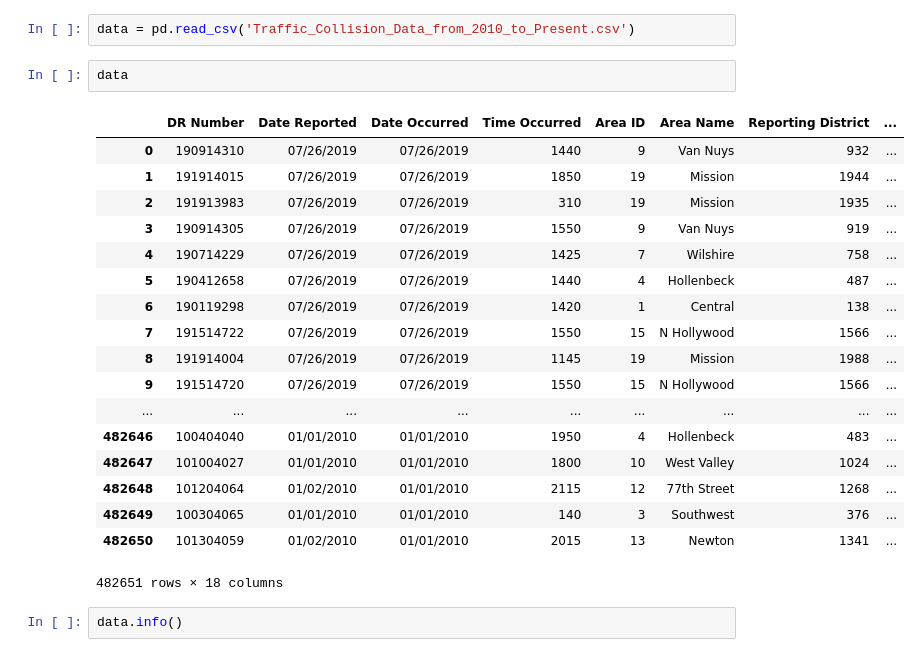
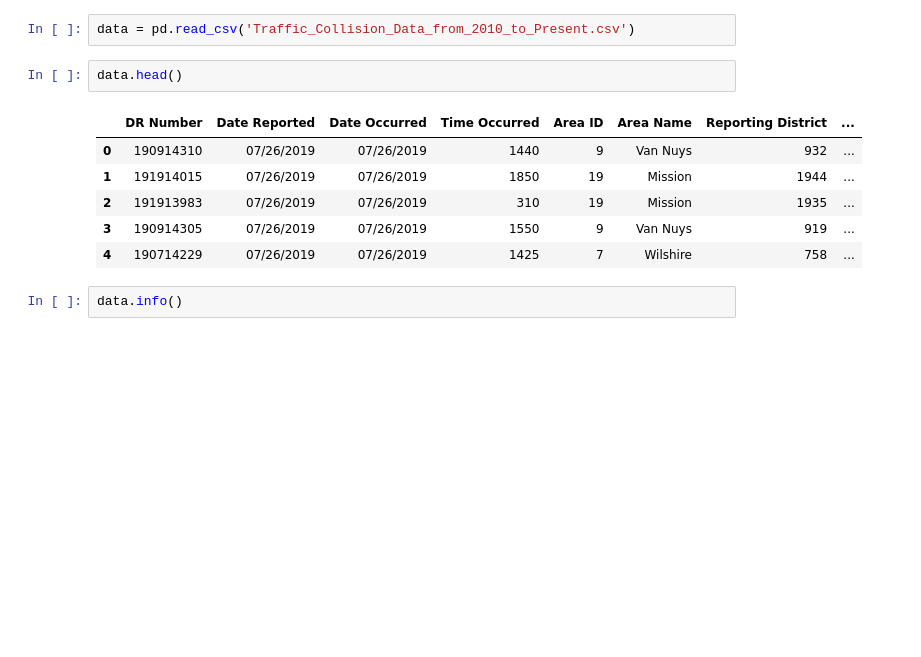
Before and after one commit to ConnorAnderson29/la_car_collisions, a Jupyter notebook: la_eda.ipynb, the cells around one changed output. Drawn from its saved outputs; the diff is of its cells as text; blank space fills up the shorter version.

```diff
--- a/la_eda.ipynb
+++ b/la_eda.ipynb
@@ -8,26 +8,14 @@ import seaborn as sns
 # %%
 data = pd.read_csv('Traffic_Collision_Data_from_2010_to_Present.csv')
 # %%
-data
+data.head()
 # %% [output]
 |  | DR Number | Date Reported | Date Occurred | Time Occurred | Area ID | Area Name | Reporting District | ... |
 | 0 | 190914310 | 07/26/2019 | 07/26/2019 | 1440 | 9 | Van Nuys | 932 | ... |
 | 1 | 191914015 | 07/26/2019 | 07/26/2019 | 1850 | 19 | Mission | 1944 | ... |
 | 2 | 191913983 | 07/26/2019 | 07/26/2019 | 310 | 19 | Mission | 1935 | ... |
 | 3 | 190914305 | 07/26/2019 | 07/26/2019 | 1550 | 9 | Van Nuys | 919 | ... |
 | 4 | 190714229 | 07/26/2019 | 07/26/2019 | 1425 | 7 | Wilshire | 758 | ... |
-| 5 | 190412658 | 07/26/2019 | 07/26/2019 | 1440 | 4 | Hollenbeck | 487 | ... |
-| 6 | 190119298 | 07/26/2019 | 07/26/2019 | 1420 | 1 | Central | 138 | ... |
-| 7 | 191514722 | 07/26/2019 | 07/26/2019 | 1550 | 15 | N Hollywood | 1566 | ... |
-| 8 | 191914004 | 07/26/2019 | 07/26/2019 | 1145 | 19 | Mission | 1988 | ... |
-| 9 | 191514720 | 07/26/2019 | 07/26/2019 | 1550 | 15 | N Hollywood | 1566 | ... |
-| ... | ... | ... | ... | ... | ... | ... | ... | ... |
-| 482646 | 100404040 | 01/01/2010 | 01/01/2010 | 1950 | 4 | Hollenbeck | 483 | ... |
-| 482647 | 101004027 | 01/01/2010 | 01/01/2010 | 1800 | 10 | West Valley | 1024 | ... |
-| 482648 | 101204064 | 01/02/2010 | 01/01/2010 | 2115 | 12 | 77th Street | 1268 | ... |
-| 482649 | 100304065 | 01/01/2010 | 01/01/2010 | 140 | 3 | Southwest | 376 | ... |
-| 482650 | 101304059 | 01/02/2010 | 01/01/2010 | 2015 | 13 | Newton | 1341 | ... |
-482651 rows × 18 columns
 # %%
 data.info()
 # %% [output]
```
Also changed, not shown: parts of 3 cells of this notebook.
